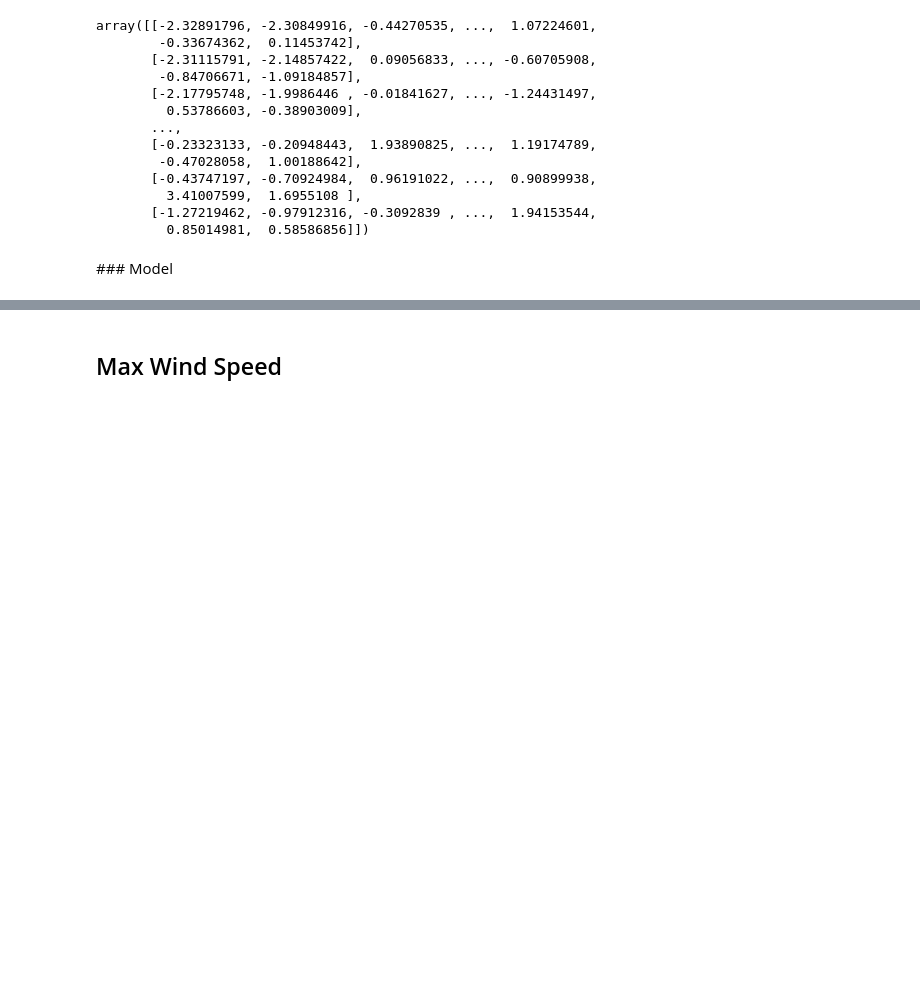
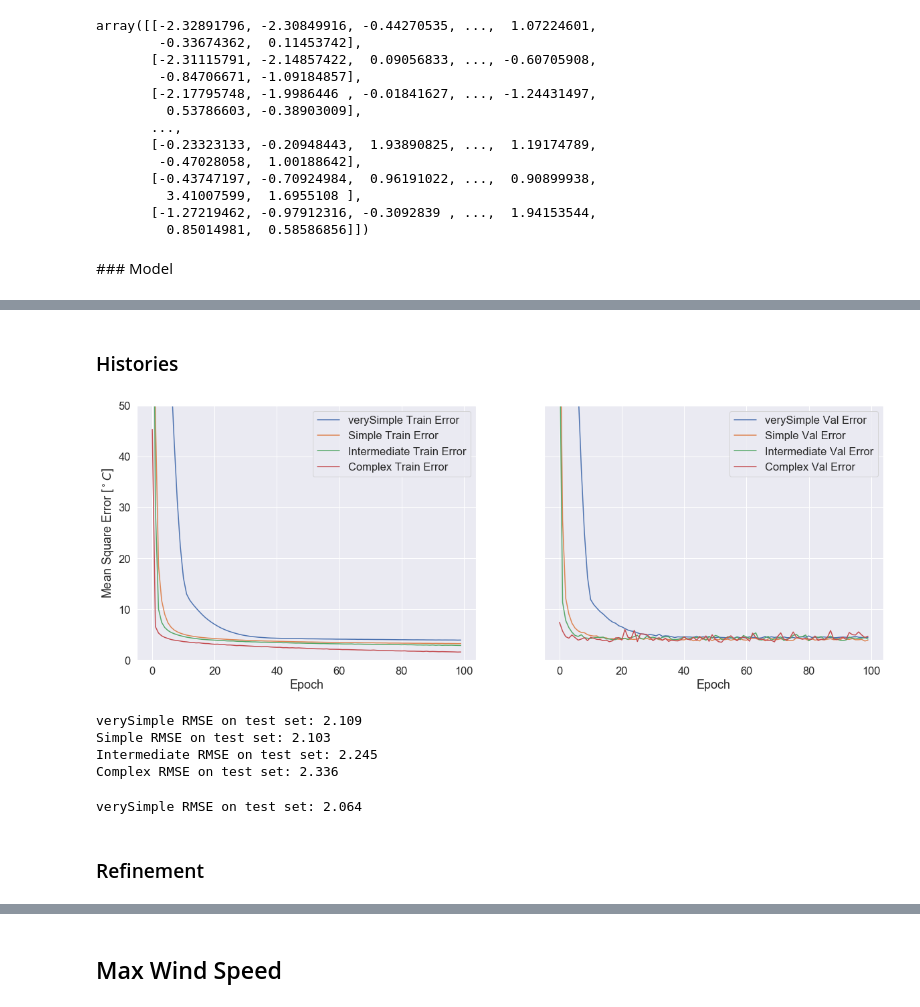
Before and after one commit to david0811/atms597_project6, a Jupyter notebook: project6_David.ipynb, the cells around one changed output, grey strips where cells are left out. Cells and saved outputs as stored; diff of their text form; code cells hidden in the pictures; blank space fills up the shorter version.

```diff
--- a/project6_David.ipynb
+++ b/project6_David.ipynb
@@ -411,0 +550,10 @@ array([[-2.32891796, -2.30849916, -0.44270535, ...,  1.07224601,
+# %%
+%%time
+
+logdir = os.path.join(logs_base_dir, datetime.datetime.now().strftime("%Y%m%d-%H%M%S"))
+tensorboard_callback = tf.keras.callbacks.TensorBoard(logdir, histogram_freq=1)
+early_stop = keras.callbacks.EarlyStopping(monitor='mse', patience=10, restore_best_weights=True)
+
+Intermediate_history = tmin_model_Intermediate.fit(rf_train_vars_tmin_norm, train_verification_tmin, epochs=100, validation_split = 0.1, callbacks=[early_stop, tensorboard_callback])
+Intermediatehist = pd.DataFrame(Intermediate_history.history)
+Intermediatehist['epoch'] = Intermediate_history.epoch
@@ -411,0 +578,10 @@ array([[-2.32891796, -2.30849916, -0.44270535, ...,  1.07224601,
+# %%
+%%time
+
+logdir = os.path.join(logs_base_dir, datetime.datetime.now().strftime("%Y%m%d-%H%M%S"))
+tensorboard_callback = tf.keras.callbacks.TensorBoard(logdir, histogram_freq=1)
+early_stop = keras.callbacks.EarlyStopping(monitor='mse', patience=10, restore_best_weights=True)
+
+Complex_history = tmin_model_Complex.fit(rf_train_vars_tmin_norm, train_verification_tmin, epochs=100, validation_split = 0.1, callbacks=[early_stop, tensorboard_callback])
+Complexhist = pd.DataFrame(Complex_history.history)
+Complexhist['epoch'] = Complex_history.epoch
@@ -412 +606,53 @@ array([[-2.32891796, -2.30849916, -0.44270535, ...,  1.07224601,
+# %% [markdown]
+### Histories
+# %%
+fig, ax = plt.subplots(1,2, figsize = (20,7), sharey=True)
+
+ax[0].plot(verySimplehist['epoch'], verySimplehist['mse'], label='verySimple Train Error')
+ax[1].plot(verySimplehist['epoch'], verySimplehist['val_mse'], label = 'verySimple Val Error')
+
+ax[0].plot(Simplehist['epoch'], Simplehist['mse'], label='Simple Train Error')
+ax[1].plot(Simplehist['epoch'], Simplehist['val_mse'], label = 'Simple Val Error')
+
+ax[0].plot(Intermediatehist['epoch'], Intermediatehist['mse'], label='Intermediate Train Error')
+ax[1].plot(Intermediatehist['epoch'], Intermediatehist['val_mse'], label = 'Intermediate Val Error')
+
+ax[0].plot(Complexhist['epoch'], Complexhist['mse'], label='Complex Train Error')
+ax[1].plot(Complexhist['epoch'], Complexhist['val_mse'], label = 'Complex Val Error')
+
+ax[0].set_xlabel('Epoch')
+ax[1].set_xlabel('Epoch')
+ax[0].set_ylabel('Mean Square Error [$^\circ C$]')
+ax[0].legend()
+ax[1].legend()
+ax[0].set_ylim([0,50])
+plt.show()
+# %% [output]
+[figure, added]
+# %%
+rf_test_vars_tmin_norm = preprocessing.scale(rf_test_vars_tmin)
+tmin_rmse = mean_squared_error(test_verification_tmin, tmin_model_verySimple.predict(rf_test_vars_tmin_norm), squared=False)
+print('verySimple RMSE on test set: {}'.format(round(tmin_rmse, 3)))
+
+tmin_rmse = mean_squared_error(test_verification_tmin, tmin_model_Simple.predict(rf_test_vars_tmin_norm), squared=False)
+print('Simple RMSE on test set: {}'.format(round(tmin_rmse, 3)))
+
+tmin_rmse = mean_squared_error(test_verification_tmin, tmin_model_Intermediate.predict(rf_test_vars_tmin_norm), squared=False)
+print('Intermediate RMSE on test set: {}'.format(round(tmin_rmse, 3)))
+
+tmin_rmse = mean_squared_error(test_verification_tmin, tmin_model_Complex.predict(rf_test_vars_tmin_norm), squared=False)
+print('Complex RMSE on test set: {}'.format(round(tmin_rmse, 3)))
+# %% [output]
+verySimple RMSE on test set: 2.109
+Simple RMSE on test set: 2.103
+Intermediate RMSE on test set: 2.245
+Complex RMSE on test set: 2.336
+# %%
+tmin_rmse = mean_squared_error(test_verification_tmin, 0.5*(tmin_model_Simple.predict(rf_test_vars_tmin_norm)
+                                                            + tmin_model_verySimple.predict(rf_test_vars_tmin_norm)), squared=False)
+print('verySimple RMSE on test set: {}'.format(round(tmin_rmse, 3)))
+# %% [output]
+verySimple RMSE on test set: 2.064
+# %% [markdown]
+### Refinement
 # %%
```
Also changed, not shown: parts of 27 cells of this notebook.
